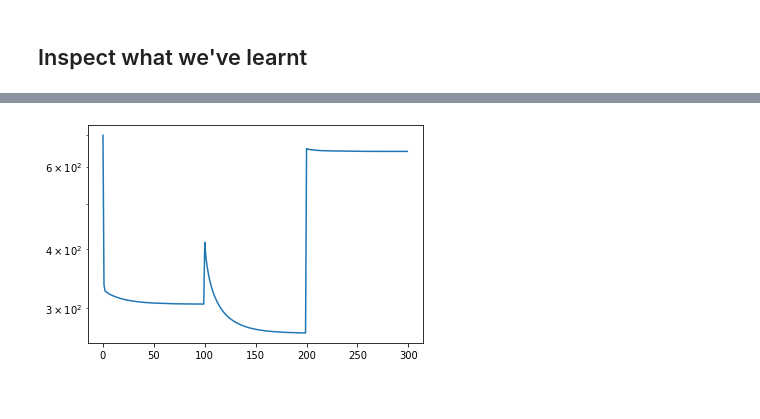
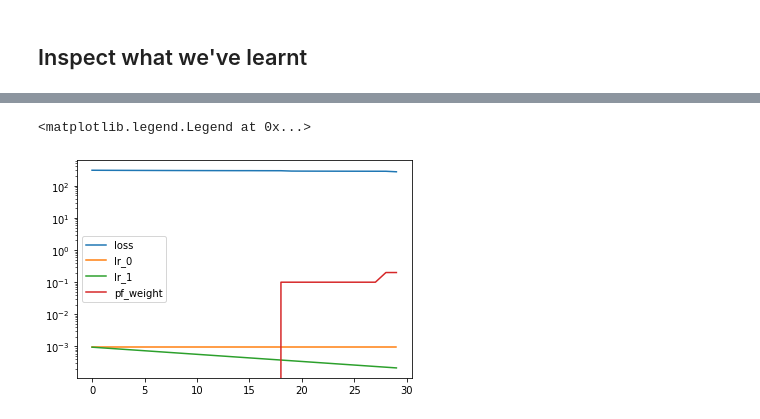
Before and after one commit to benkrikler/wavefilter, a Jupyter notebook: notebooks/train_simple_pulse_finder_torch.ipynb, the cells around one changed output, grey strips where cells are left out. Cells and saved outputs as stored; diff of their text form; code cells hidden in the pictures.

```diff
--- a/notebooks/train_simple_pulse_finder_torch.ipynb
+++ b/notebooks/train_simple_pulse_finder_torch.ipynb
@@ -162,10 +167,10 @@ params = split_parameters(model, ['attend'])
 lr_schedules = [lambda x: 0.99, lambda x: 0.95**x]
 tester = train_parallel_pulse_finder(train_loader, model, param_groups=params,
                                      lr_schedules=lr_schedules, device=device,
-                                     epochs=300,
-                                     start_incrementing = 90,
-                                     epochs_per_increment = 100,
-                                     change_per_increment = 0.5,
+                                     epochs=30,
+                                     start_incrementing = 9,
+                                     epochs_per_increment = 10,
+                                     change_per_increment = 0.1,
 )
 # %% [markdown]
 ## Inspect what we've learnt
@@ -251,8 +211,11 @@ learnt.sum()
-# %%
-plt.plot(tester.train_loss);
-plt.yscale("log")
-# %% [output]
-[figure, removed]
+# %%
+for name in ["loss", "lr_0", "lr_1", "pf_weight"]:
+    plt.plot(tester.train[name], label=name);
+plt.yscale("log")
+plt.legend()
+# %% [output]
+<matplotlib.legend.Legend at 0x...>
+[figure, added]
 # %%
 for name, param in model.named_parameters():
   print(f"{name} = {param}")
```
Also changed, not shown: parts of 13 cells of this notebook.
